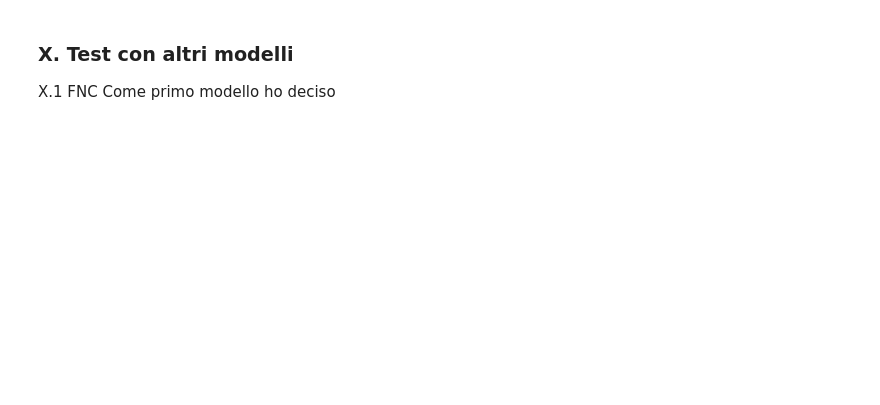
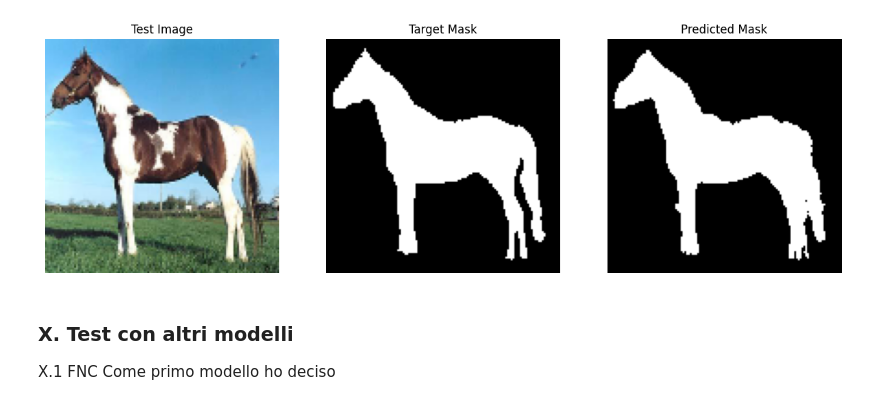
Before and after one commit to francescoS01/semantic_segmentation-CNN, a Jupyter notebook: src/U_Net.ipynb, the cells around one changed output. Cells and saved outputs as stored; diff of their text form; code cells hidden in the pictures; blank space fills up the shorter version.

```diff
--- a/src/U_Net.ipynb
+++ b/src/U_Net.ipynb
@@ -227,0 +283,35 @@ plt.show()
+# %%
+MG_HEIGHT = 128
+IMG_WIDTH = 128
+
+# test image
+test_image_path = "../test_data/horses/horse069.png" # 218 283
+test_image = np.array(Image.open(test_image_path))
+rescaled_test_image = cv2.resize(test_image, (IMG_HEIGHT, IMG_WIDTH))
+
+# test mask
+test_mask_path = "../test_data/masks/horse069.png" # 218 283
+test_mask = np.array(Image.open(test_mask_path))
+
+# predicted mask
+predicted_mask = model.predict(np.expand_dims(rescaled_test_image, axis=0))[0]
+threshold = 0.5
+binary_mask = predicted_mask > threshold
+
+fig, axes = plt.subplots(1, 3, figsize=(15, 5))
+# Plot image test
+axes[0].imshow(rescaled_test_image)
+axes[0].set_title('Test Image')
+axes[0].axis('off')
+# Plot mask target
+test_mask_rescale = cv2.resize(test_mask, (IMG_WIDTH, IMG_HEIGHT))
+axes[1].imshow(test_mask_rescale, cmap='gray')
+axes[1].set_title('Target Mask')
+axes[1].axis('off')
+# Plot mask target
+axes[2].imshow(binary_mask, cmap='gray')
+axes[2].set_title('Predicted Mask')
+axes[2].axis('off')  # Rimuovi gli assi
+
+plt.show()
+# %% [output]
@@ -228,3 +319,4 @@ plt.show()
+[figure, added]
 # %% [markdown]
 ### **X. Test con altri modelli** ###
 X.1 FNC
```
Also changed, not shown: parts of 15 cells of this notebook, 16 other files.
